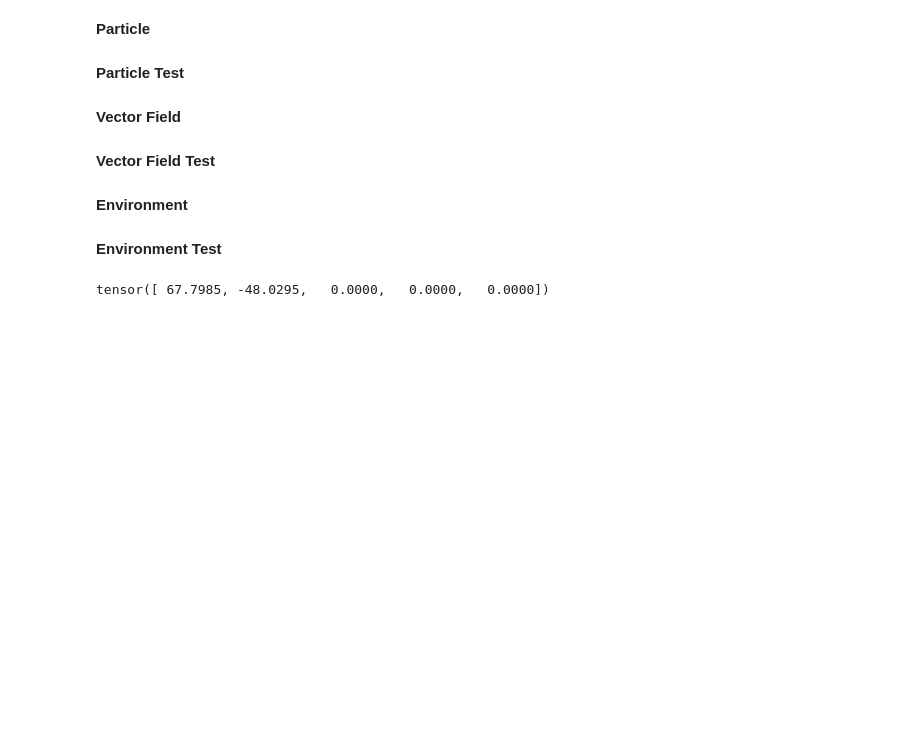
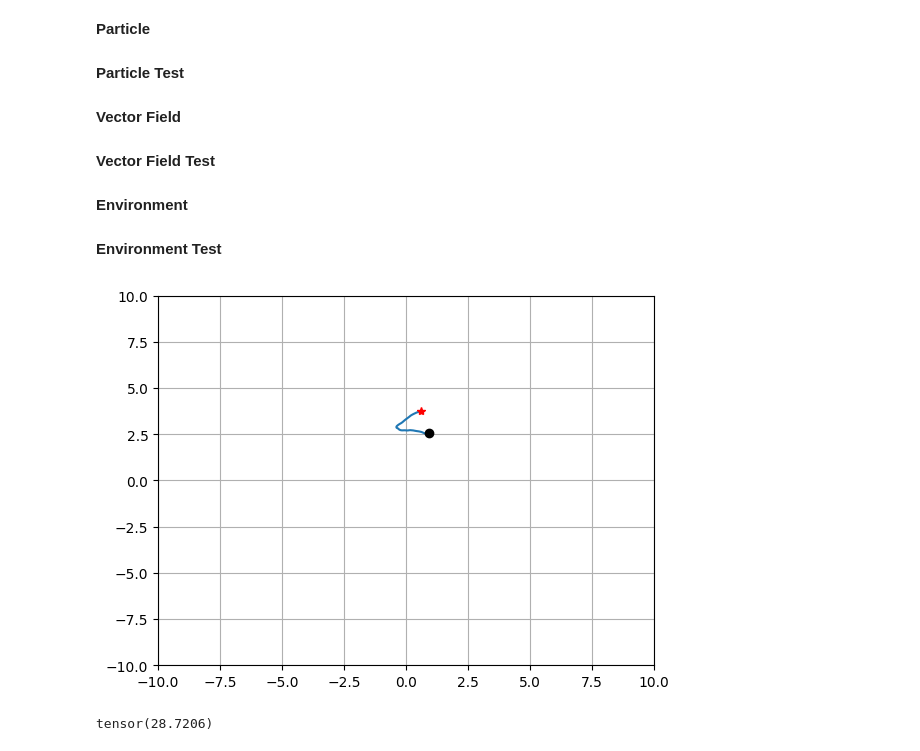
Before and after one commit to NiyiOsinowo/Optimal-Control, a Jupyter notebook: build/Environment TestFile.ipynb, the cells around one changed output. Saved outputs shown, nothing was run; the diff lists cells and outputs as text; code cells hidden in the pictures; blank space fills up the shorter version.

```diff
--- a/build/Environment TestFile.ipynb
+++ b/build/Environment TestFile.ipynb
@@ -107,7 +108,6 @@ Source= [Electron]
 **Vector Field**
 # %%
 from torch import Tensor
-
 
 @dataclass
 class Field(ABC):
@@ -124,11 +124,7 @@ class Field(ABC):
 class ElectricField(Field):
   Dimensions: int
   FieldSources: list[Particle]
-  FieldHighBound: list[float]
-  FieldLowBound: list[float]
-  def __post_init__(self):
-    assert  len(self.FieldHighBound) == self.Dimensions or 1, "Length of high bound and dimensions do not match"
-    assert  len(self.FieldLowBound) == self.Dimensions or 1, "Length of low bound and dimensions do not match"
+
   def __call__(self, ObservationPosition: T.Tensor)->T.Tensor:
       return self.FieldStrength(ObservationPosition)
   @EnforceMethodTyping
@@ -181,7 +177,7 @@ class ElectricField(Field):
 **Vector Field Test**
 # %%
 
-TestElectricField= ElectricField(Dimensions= 2, FieldSources=Source, FieldHighBound=[100.0], FieldLowBound=[-100.0])
+TestElectricField= ElectricField(Dimensions= 2, FieldSources=Source)
 # %%
 class HomogenousField(Field):
     def FieldStrength(self, ObservationPosition: T.Tensor)-> T.Tensor:
@@ -270,6 +266,9 @@ class Environment(ABC):
   @abstractmethod
   def SampleTrajectory(self, RunDuration: float)-> list[State]:
       ...
+  @abstractmethod
+  def TrajectoryValue(self, Trajectory: list[State])-> float:
+      ...
 # %% [markdown]
 **Environment**
 # %%
@@ -373,7 +380,9 @@ class ParticleInField(Environment):
 **Environment Test**
 # %%
 Environment1= ParticleInField(Field=TestElectricField, ChargedParticle=Proton, Target=T.tensor([0.0, 0.0]))
-Environment1.CurrentState.Vector()
-# Environment1.PlotTrajectory(20)
+Ent, Act, time= Environment1.SampleTrajectory(5)
+Environment1.PlotTrajectory(Ent, time)
+Environment1.TrajectoryValue(Ent, Act)
 # %% [output]
+[figure, added]
-tensor([ 67.7985, -48.0295,   0.0000,   0.0000,   0.0000])
+tensor(28.7206)
```
Also changed, not shown: parts of 2 cells of this notebook, 1 other file.
